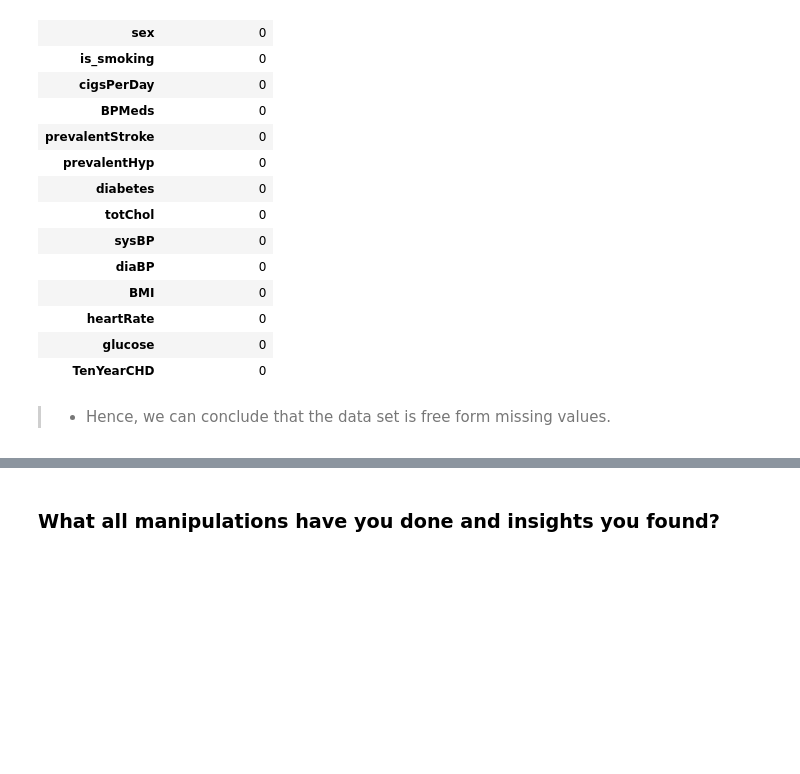
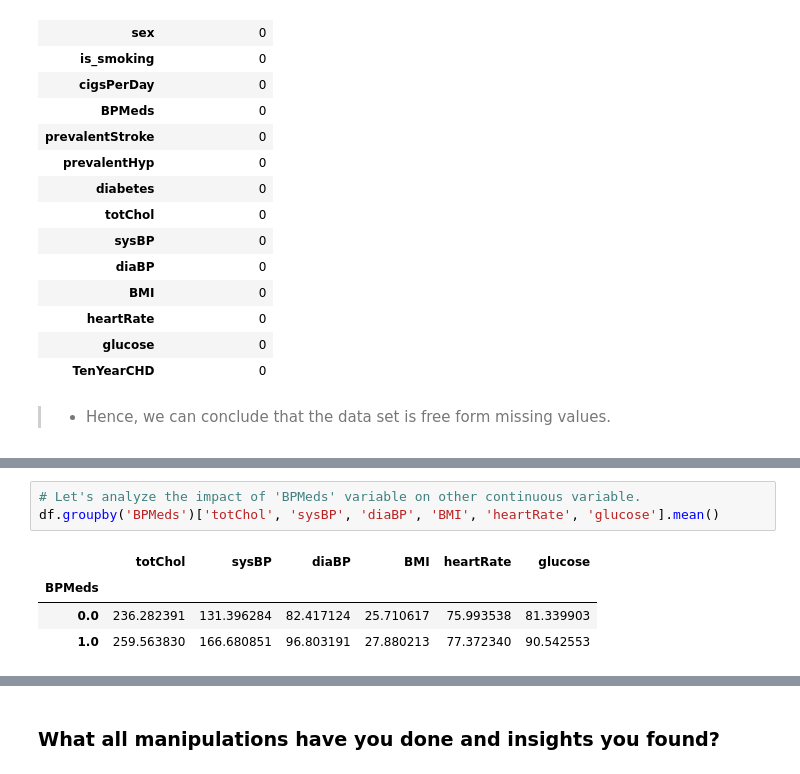
Before and after one commit to ashish-mali/Classification-Cardiovascular-Risk-Prediction, a Jupyter notebook: Cardiovascular_Risk_Prediction_Capstone_Project.ipynb, the cells around one changed output, grey strips where cells are left out. Cells and saved outputs as stored; diff of their text form; blank space fills up the shorter version.

```diff
--- a/Cardiovascular_Risk_Prediction_Capstone_Project.ipynb
+++ b/Cardiovascular_Risk_Prediction_Capstone_Project.ipynb
@@ -753,0 +871,8 @@ pd.DataFrame(df.isna().sum(), columns=["no_null_values"])
+# %%
+# Let's analyze the impact of 'BPMeds' variable on other continuous variable.
+df.groupby('BPMeds')['totChol', 'sysBP', 'diaBP', 'BMI', 'heartRate', 'glucose'].mean()
+# %% [output]
+|  | totChol | sysBP | diaBP | BMI | heartRate | glucose |
+| BPMeds |  |  |  |  |  |  |
+| 0.0 | 236.282391 | 131.396284 | 82.417124 | 25.710617 | 75.993538 | 81.339903 |
+| 1.0 | 259.563830 | 166.680851 | 96.803191 | 27.880213 | 77.372340 | 90.542553 |
```
Also changed, not shown: parts of 26 cells of this notebook.
